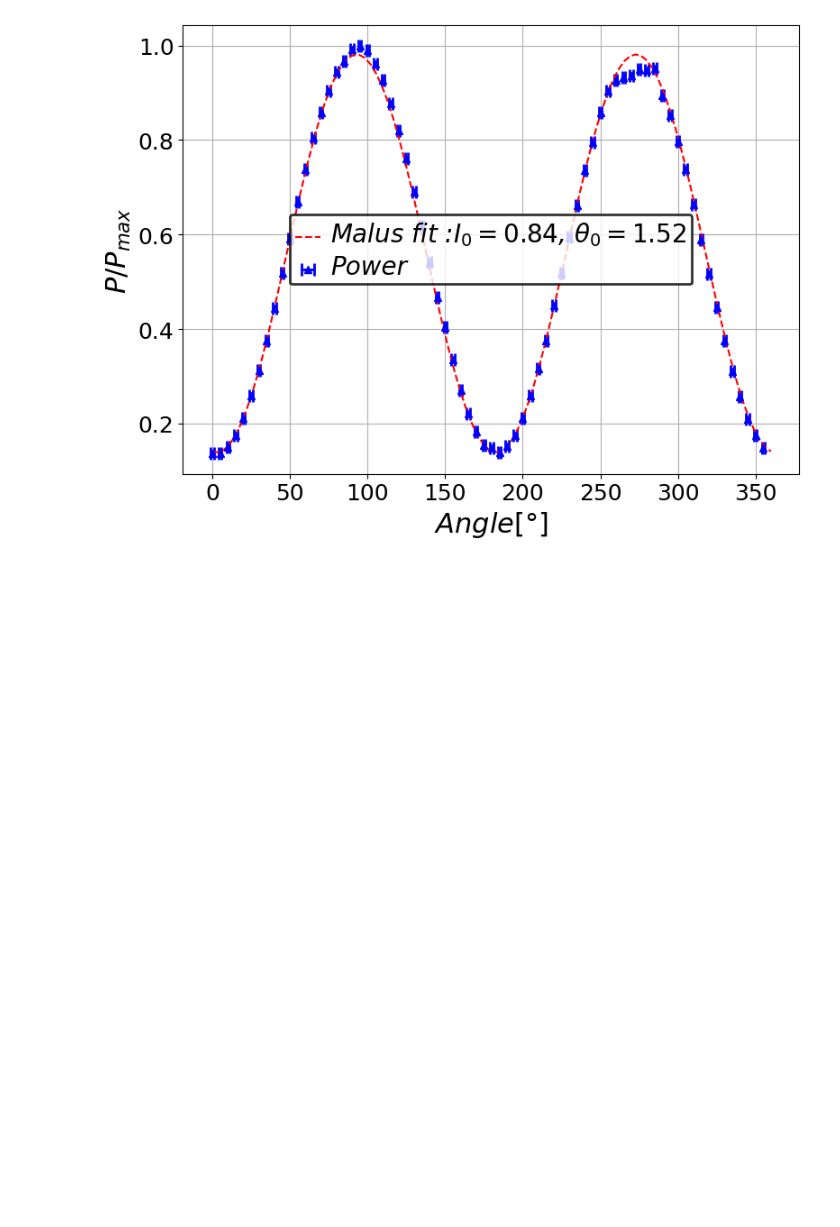
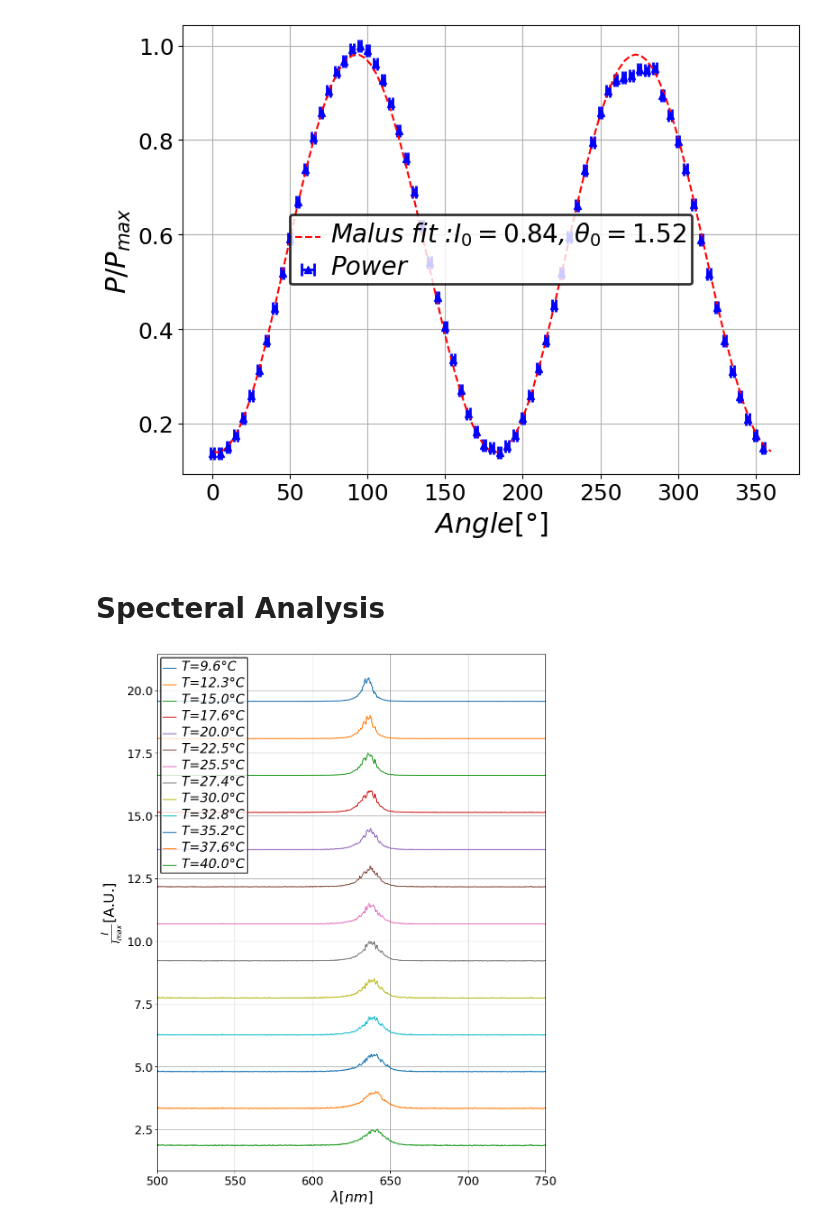
Before and after one commit to ferocitoo/TP3, a Jupyter notebook: TP_Laser/Spatial_Distribution.ipynb, the cells around one changed output. Cells and saved outputs as stored; diff of their text form; code cells hidden in the pictures; blank space fills up the shorter version.

```diff
--- a/TP_Laser/Spatial_Distribution.ipynb
+++ b/TP_Laser/Spatial_Distribution.ipynb
@@ -194,3 +193,5 @@ plt.show()
 fig.savefig("./Figures/Polarization.pdf")
 # %% [output]
 [figure]
+# %% [markdown]
+# Specteral Analysis
@@ -196,0 +324,29 @@ fig.savefig("./Figures/Polarization.pdf")
+# %%
+xlabel = r"$\lambda [nm]$"
+ylabel = r"$\frac{I}{I_{max}}$[A.U.]"
+
+
+# for i in range(len(wavelengths)):
+#     ax,fig = u.create_figure_and_apply_format((12,6),xlabel=xlabel, ylabel=ylabel)
+#     ax.plot(wavelengths[i],intensities[i],color='blue',label=f'T={T[i]}°C')
+#     u.set_legend_properties(ax,fontsize=20)
+#     plt.show()
+#     fig.savefig(f"./Figures/Spectrum_{T[i]}.pdf")
+
+
+
+# Plot all spectroscopies on the same plot with offsets
+offset = 1.5  # Define an offset value
+
+ax, fig = u.create_figure_and_apply_format((10, 12), xlabel=xlabel, ylabel=ylabel)
+
+for i in range(len(wavelengths)):
+    ax.plot(wavelengths[i], intensities[i] + (len(wavelengths)-i) * offset, label=f'T={T[i]}°C')
+
+ax.set_xlim(500,750)
+u.set_legend_properties(ax, fontsize=20)
+plt.show()
+fig.savefig("./Figures/All_Spectroscopies.pdf")
+fig.savefig("./Figures/All_Spectroscopies.png")
+# %% [output]
+[figure, added]
```
Also changed, not shown: parts of 4 cells of this notebook.
